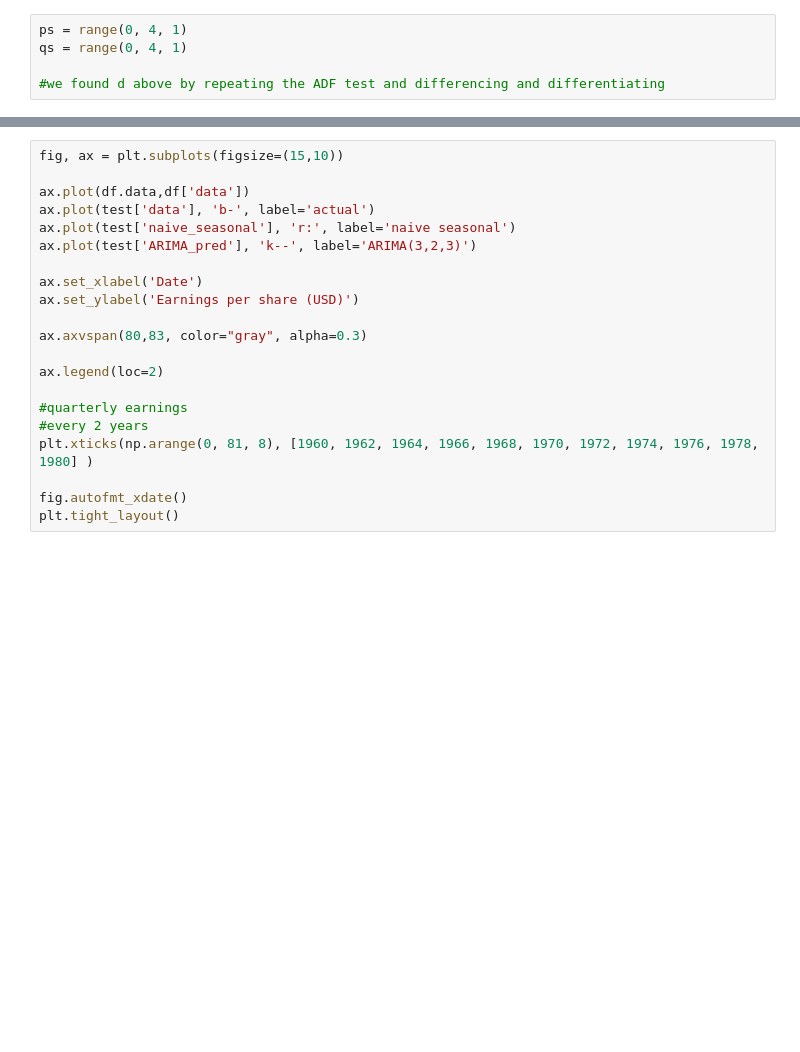
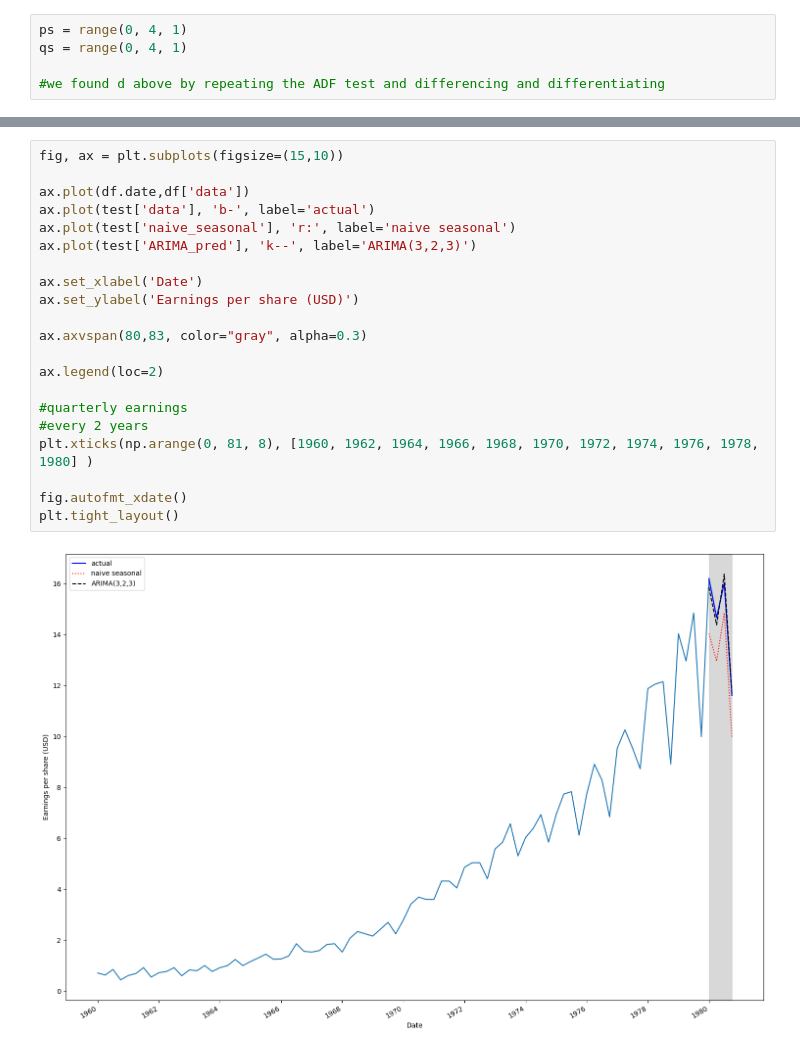
Before and after one commit to bergerwithfries/UW_DS530, a Jupyter notebook: UW_DS530_class2.ipynb, the cells around one changed output, grey strips where cells are left out. Drawn from its saved outputs; the diff is of its cells as text; blank space fills up the shorter version.

```diff
--- a/UW_DS530_class2.ipynb
+++ b/UW_DS530_class2.ipynb
@@ -238,21 +347,23 @@ test
 # %%
 fig, ax = plt.subplots(figsize=(15,10))
 
-ax.plot(df.data,df['data'])
+ax.plot(df.date,df['data'])
 ax.plot(test['data'], 'b-', label='actual')
 ax.plot(test['naive_seasonal'], 'r:', label='naive seasonal')
 ax.plot(test['ARIMA_pred'], 'k--', label='ARIMA(3,2,3)')
 
 ax.set_xlabel('Date')
 ax.set_ylabel('Earnings per share (USD)')
 
 ax.axvspan(80,83, color="gray", alpha=0.3)
 
 ax.legend(loc=2)
 
 #quarterly earnings
 #every 2 years
 plt.xticks(np.arange(0, 81, 8), [1960, 1962, 1964, 1966, 1968, 1970, 1972, 1974, 1976, 1978, 1980] )
 
 fig.autofmt_xdate()
 plt.tight_layout()
+# %% [output]
+[figure, added]
```
Also changed, not shown: parts of 27 cells of this notebook.
